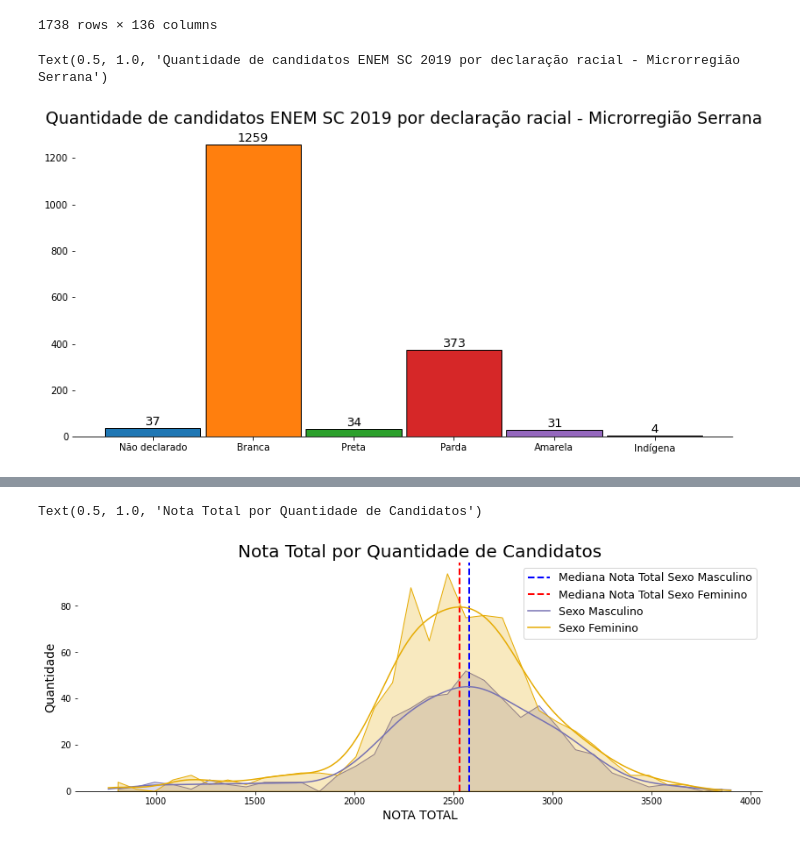
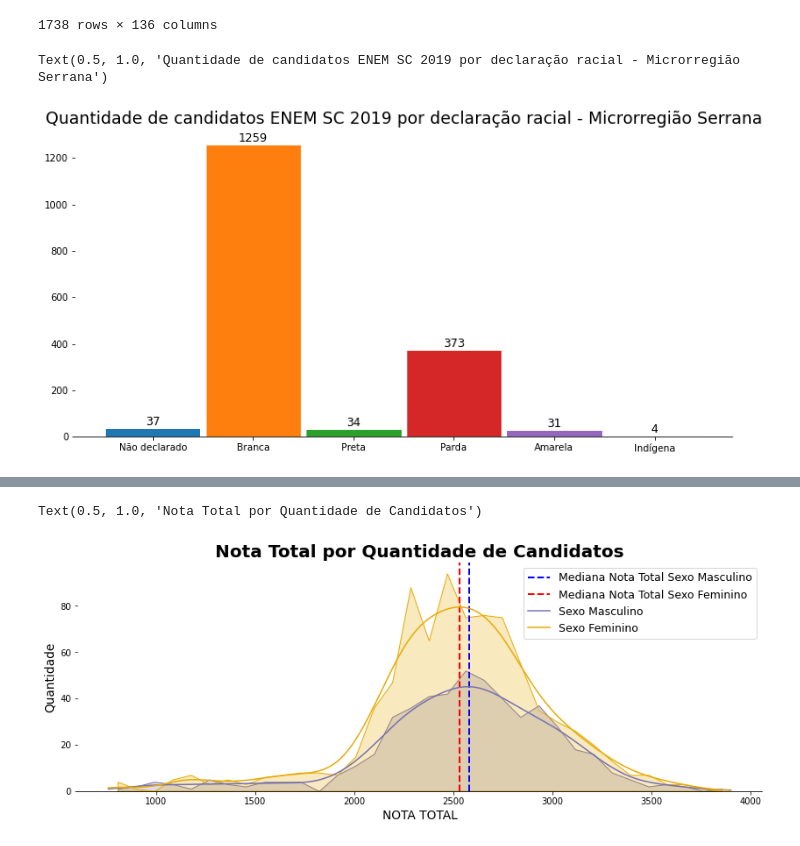
Before and after one commit to NophaieViscente/AnaliseDadosENEM, a Jupyter notebook: Analisando_Dados_da_Educação_ENEM_SC_Mesorregião_Serrana_|_Microrregião_de_Curitibanos.ipynb, the cells around one changed output, grey strips where cells are left out. Drawn from its saved outputs; the diff is of its cells as text; code cells hidden in the pictures.

```diff
--- a/Analisando_Dados_da_Educação_ENEM_SC_Mesorregião_Serrana_|_Microrregião_de_Curitibanos.ipynb
+++ b/Analisando_Dados_da_Educação_ENEM_SC_Mesorregião_Serrana_|_Microrregião_de_Curitibanos.ipynb
@@ -44,24 +44,24 @@ dados_regiao_serrana
 # %%
 # Filtrando os candidatos por declaração de raça.
 participantes_por_Raca = dados_regiao_serrana['TP_COR_RACA'].value_counts().sort_index()
 # Criando dicionário para a substituição dos números pela categoria .
 dicionarioRacas = {0 : 'Não declarado', 1 : 'Branca',2 : 'Preta', 3 :'Parda',4:'Amarela',5:'Indígena'}
 # Construindo o gráfico
 fig, ax = plt.subplots(figsize=(12.5,6))
 # Retirando as linhas de borda .
 for axis in ['top', 'right', 'left']:
    ax.spines[axis].set_color(None)
 # Capturando o indice para ser substituído por uma categoria;
 # Capturando valor para alocar em cima das barras do gráfico.
 for indice, valor in enumerate(participantes_por_Raca) :
   indice = dicionarioRacas[indice]
-  fig = plt.bar(indice,valor,width=0.95,edgecolor='black',linewidth=0.95)
+  fig = plt.bar(indice,valor,width=0.95,edgecolor='white',linewidth=0.95)
   ax.text(x=indice ,y=valor, s=valor ,horizontalalignment='center',
-          verticalalignment='bottom',fontsize=13)
+          verticalalignment='bottom',fontdict={'fontsize':12.25})
 plt.title('Quantidade de candidatos ENEM SC 2019 por declaração racial - Microrregião Serrana',fontdict={'fontsize': 17.5})
 # %% [output]
 Text(0.5, 1.0, 'Quantidade de candidatos ENEM SC 2019 por declaração racial - Microrregião Serrana')
-[figure, old version]
+[figure, new version]
 # %%
 #Capturando os dados das notas das provas e colocando em uma variável chamada provas
 provas = ['NU_NOTA_CN','NU_NOTA_CH','NU_NOTA_MT','NU_NOTA_LC','NU_NOTA_REDACAO']
@@ -86,7 +86,7 @@ dados_rs_sem_nota_zero
 1345 rows × 137 columns
 # %%
 # Criando dicionário para personalizar fontes
-dicionarioFonte = {'fontsize':13.7}
+dicionarioFonte = {'fontsize':13.7,'weight':'medium'}
 # Gerando a figura e os eixos .
 fig2 , ax2 = plt.subplots(figsize=(14,4.8))
 # Eliminando as bordas do gráfico
@@ -108,7 +108,7 @@ sns.histplot(dados_rs_sem_nota_zero,x = 'NU_NOTA_TOTAL',hue='TP_SEXO',kde=True,e
 plt.legend(['Mediana Nota Total Sexo Masculino','Mediana Nota Total Sexo Feminino','Sexo Masculino','Sexo Feminino'],
            fontsize=12.5,loc='best')
 # Colocando o título no gráfico.
-plt.title('Nota Total por Quantidade de Candidatos',fontdict={'fontsize': 20})
+plt.title('Nota Total por Quantidade de Candidatos',fontdict={'family':'Arial black','fontsize': 20,'fontweight':'semibold'})
 # %% [output]
 Text(0.5, 1.0, 'Nota Total por Quantidade de Candidatos')
-[figure, old version]
+[figure, new version]
```
